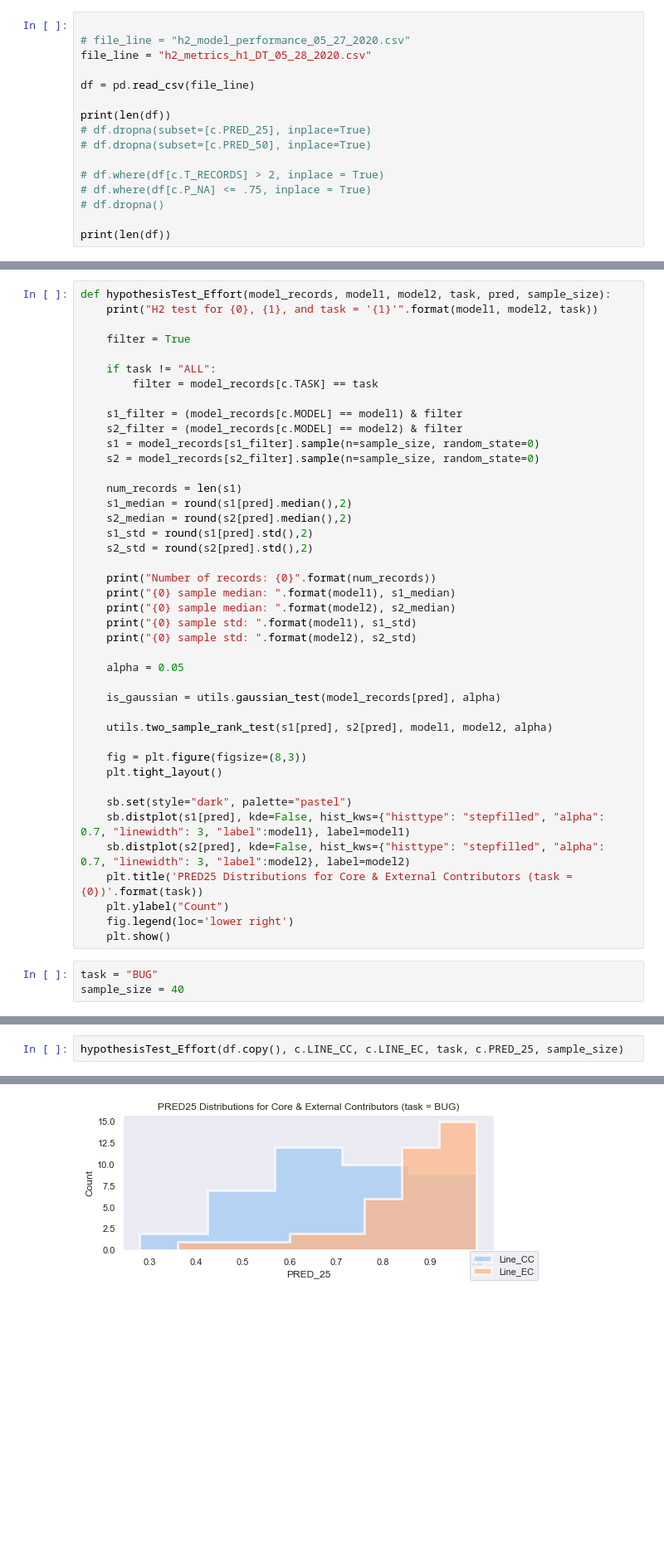
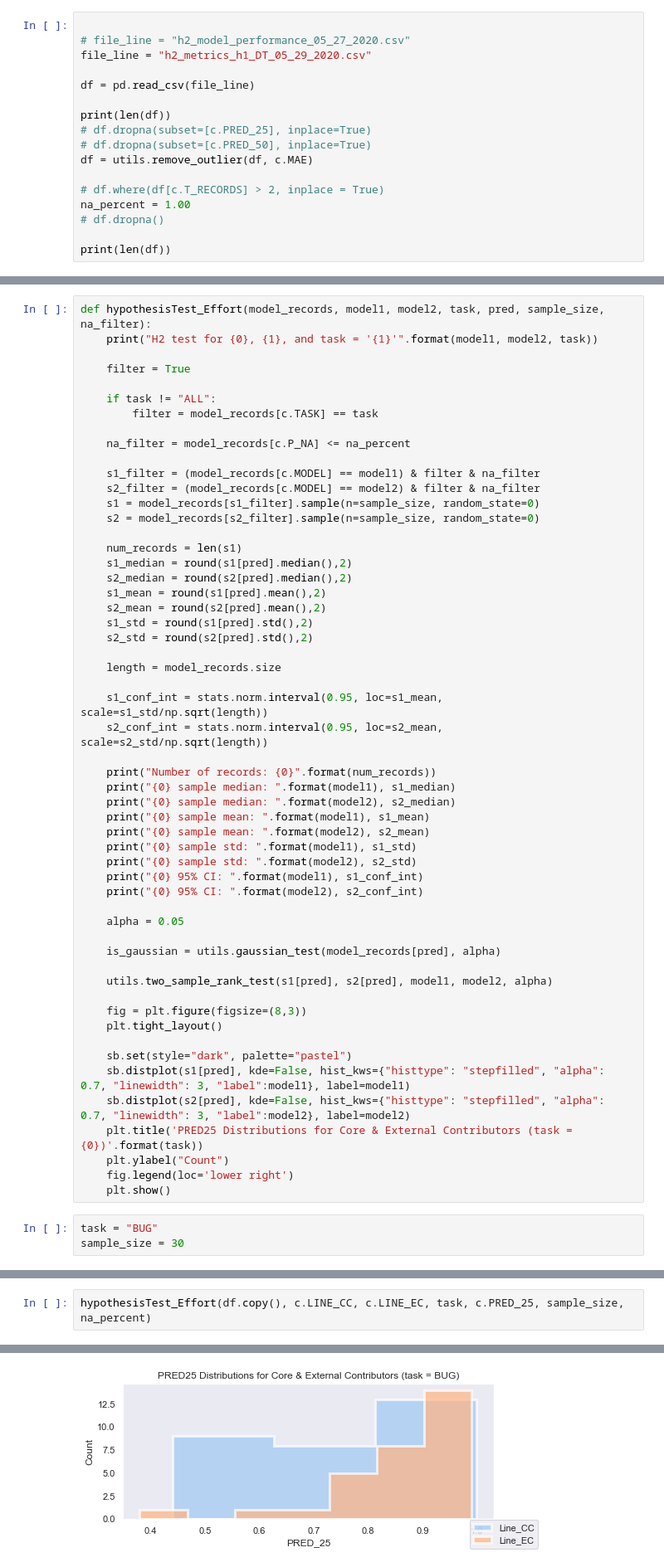
Before and after one commit to housemex408/iROIEstimator, a Jupyter notebook: scripts/notebook/results/FINAL/H2/H2_results.ipynb, the cells around one changed output, grey strips where cells are left out. Shown at 83% size. Drawn from its saved outputs; the diff is of its cells as text; blank space fills up the shorter version.

```diff
--- a/scripts/notebook/results/FINAL/H2/H2_results.ipynb
+++ b/scripts/notebook/results/FINAL/H2/H2_results.ipynb
@@ -13,16 +14,17 @@ print(os.getcwd())
 # %%
 
 # file_line = "h2_model_performance_05_27_2020.csv"
-file_line = "h2_metrics_h1_DT_05_28_2020.csv"
+file_line = "h2_metrics_h1_DT_05_29_2020.csv"
 
 df = pd.read_csv(file_line)
 
 print(len(df))
 # df.dropna(subset=[c.PRED_25], inplace=True)
 # df.dropna(subset=[c.PRED_50], inplace=True)
+df = utils.remove_outlier(df, c.MAE)
 
 # df.where(df[c.T_RECORDS] > 2, inplace = True)
-# df.where(df[c.P_NA] <= .75, inplace = True)
+na_percent = 1.00
 # df.dropna()
 
 print(len(df))
@@ -32,5 +34,5 @@ print(len(df))
 # %%
-def hypothesisTest_Effort(model_records, model1, model2, task, pred, sample_size):
+def hypothesisTest_Effort(model_records, model1, model2, task, pred, sample_size, na_filter):
     print("H2 test for {0}, {1}, and task = '{1}'".format(model1, model2, task))
 
     filter = True
@@ -38,22 +40,35 @@ def hypothesisTest_Effort(model_records, model1, model2, task, pred, sample_size
     if task != "ALL":
         filter = model_records[c.TASK] == task
 
-    s1_filter = (model_records[c.MODEL] == model1) & filter
-    s2_filter = (model_records[c.MODEL] == model2) & filter
+    na_filter = model_records[c.P_NA] <= na_percent
+
+    s1_filter = (model_records[c.MODEL] == model1) & filter & na_filter
+    s2_filter = (model_records[c.MODEL] == model2) & filter & na_filter
     s1 = model_records[s1_filter].sample(n=sample_size, random_state=0)
     s2 = model_records[s2_filter].sample(n=sample_size, random_state=0)
 
     num_records = len(s1)
     s1_median = round(s1[pred].median(),2)
     s2_median = round(s2[pred].median(),2)
+    s1_mean = round(s1[pred].mean(),2)
+    s2_mean = round(s2[pred].mean(),2)
     s1_std = round(s1[pred].std(),2)
     s2_std = round(s2[pred].std(),2)
+
+    length = model_records.size
+
+    s1_conf_int = stats.norm.interval(0.95, loc=s1_mean, scale=s1_std/np.sqrt(length))
+    s2_conf_int = stats.norm.interval(0.95, loc=s2_mean, scale=s2_std/np.sqrt(length))
 
     print("Number of records: {0}".format(num_records))
     print("{0} sample median: ".format(model1), s1_median)
     print("{0} sample median: ".format(model2), s2_median)
+    print("{0} sample mean: ".format(model1), s1_mean)
+    print("{0} sample mean: ".format(model2), s2_mean)
     print("{0} sample std: ".format(model1), s1_std)
     print("{0} sample std: ".format(model2), s2_std)
+    print("{0} 95% CI: ".format(model1), s1_conf_int)
+    print("{0} 95% CI: ".format(model2), s2_conf_int)
 
     alpha = 0.05
 
@@ -73,5 +88,5 @@ def hypothesisTest_Effort(model_records, model1, model2, task, pred, sample_size
     plt.show()
 # %%
 task = "BUG"
-sample_size = 40
+sample_size = 30
 # %%
@@ -91,4 +110,4 @@ Two Sample Rank Test: Module_CC median is not likely to be the same as Module_EC
 # %%
-hypothesisTest_Effort(df.copy(), c.LINE_CC, c.LINE_EC, task, c.PRED_25, sample_size)
+hypothesisTest_Effort(df.copy(), c.LINE_CC, c.LINE_EC, task, c.PRED_25, sample_size, na_percent)
 # %% [output]
 H2 test for Line_CC, Line_EC, and task = 'Line_EC'
@@ -103,2 +126,2 @@ Two Sample Rank Test p-value:  0.00023962982080783367
 Two Sample Rank Test: Line_CC median is not likely to be the same as Line_EC (reject H0)
-[figure, old version]
+[figure, new version]
```
Also changed, not shown: parts of 4 cells of this notebook, 7 other files.
